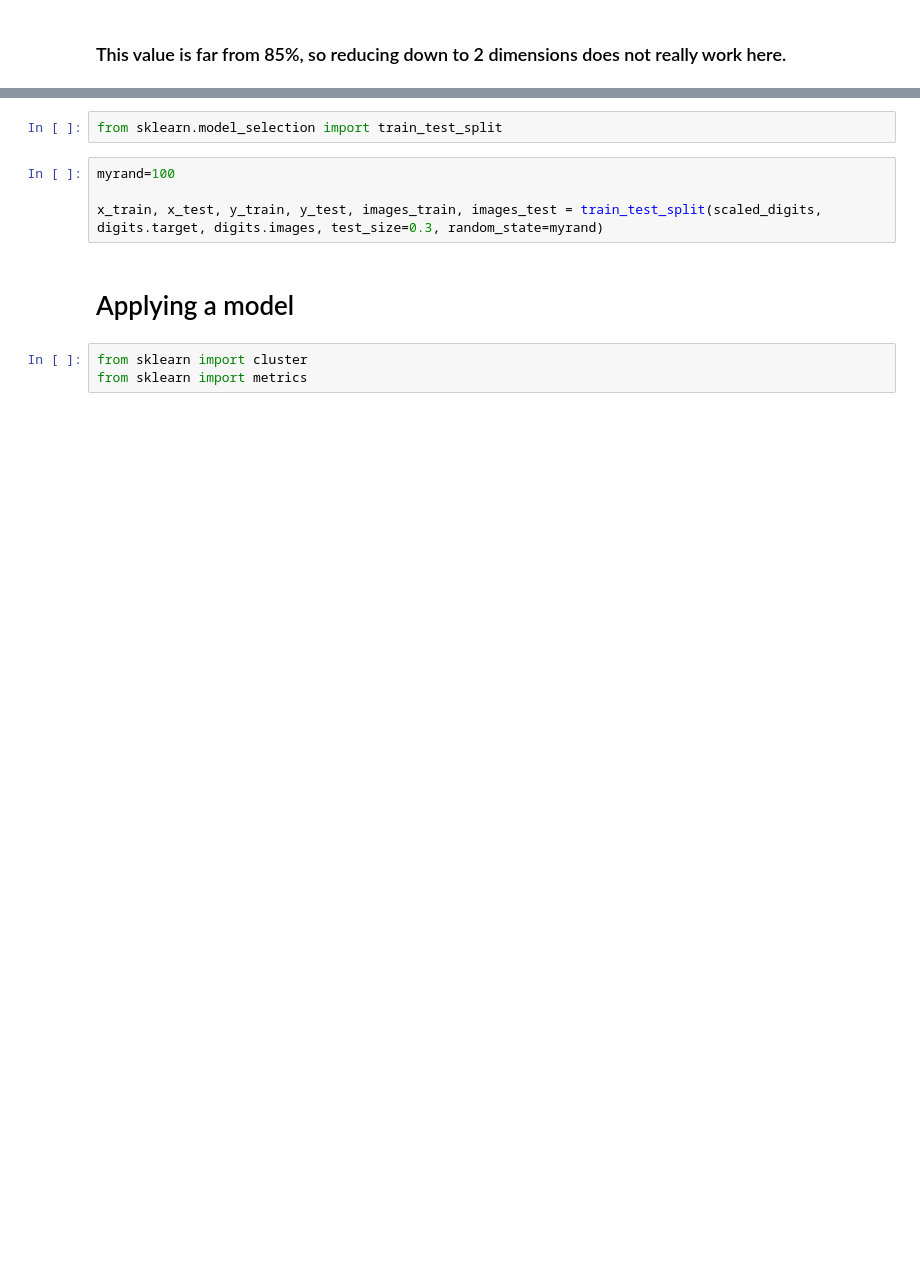
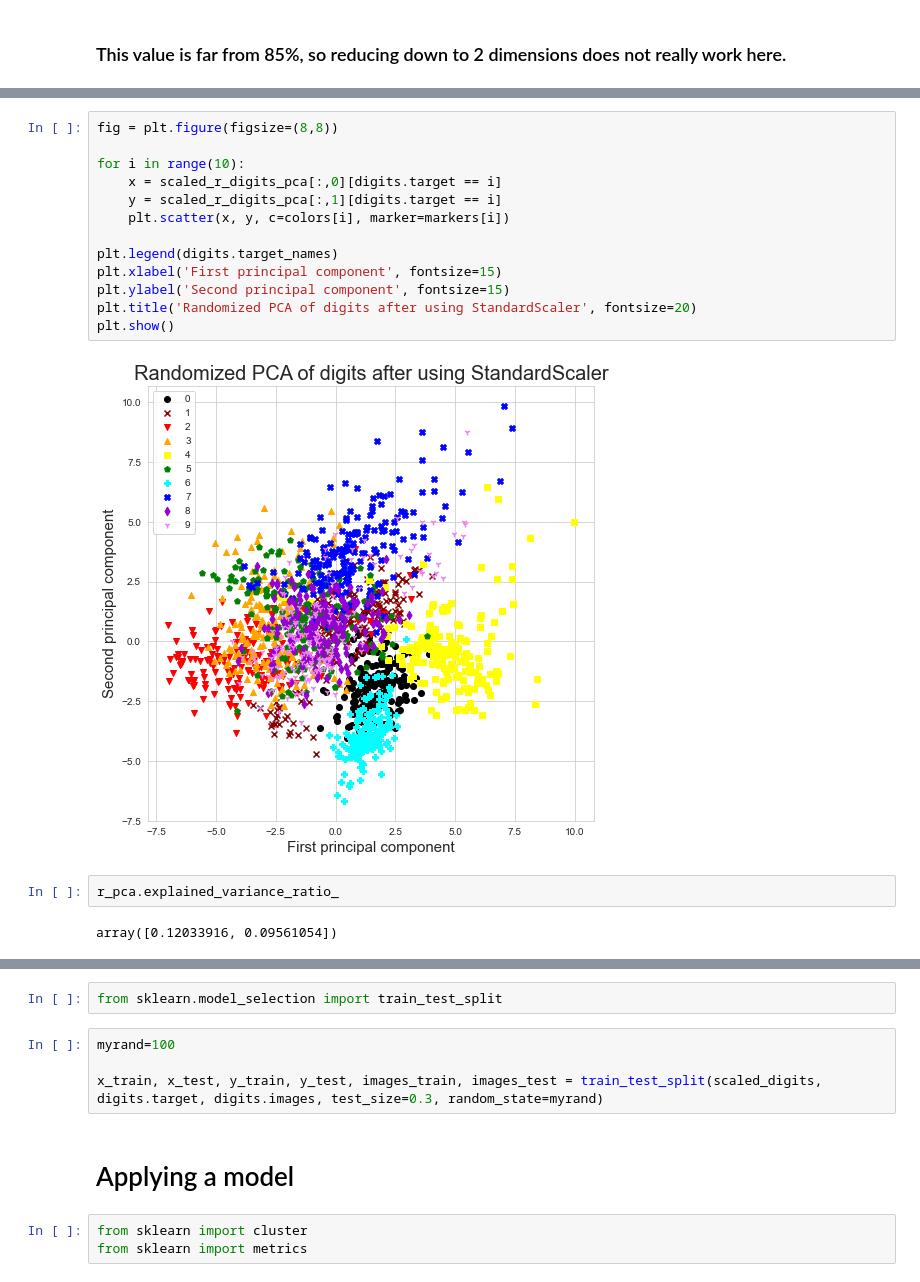
Before and after one commit to nataliemica/Digits-ML-practice, a Jupyter notebook: digits_ML_practice.ipynb, the cells around one changed output, grey strips where cells are left out. Saved outputs shown, nothing was run; the diff lists cells and outputs as text; blank space fills up the shorter version.

```diff
--- a/digits_ML_practice.ipynb
+++ b/digits_ML_practice.ipynb
@@ -150,0 +172,19 @@ The PCA data contains 21.59 percent of the information contained in the original
+# %%
+fig = plt.figure(figsize=(8,8))
+
+for i in range(10):
+    x = scaled_r_digits_pca[:,0][digits.target == i]
+    y = scaled_r_digits_pca[:,1][digits.target == i]
+    plt.scatter(x, y, c=colors[i], marker=markers[i])
+
+plt.legend(digits.target_names)
+plt.xlabel('First principal component', fontsize=15)
+plt.ylabel('Second principal component', fontsize=15)
+plt.title('Randomized PCA of digits after using StandardScaler', fontsize=20)
+plt.show()
+# %% [output]
+[figure, added]
+# %%
+r_pca.explained_variance_ratio_
+# %% [output]
+array([0.12033916, 0.09561054])
```
Also changed, not shown: parts of 26 cells of this notebook, 3 other files.
